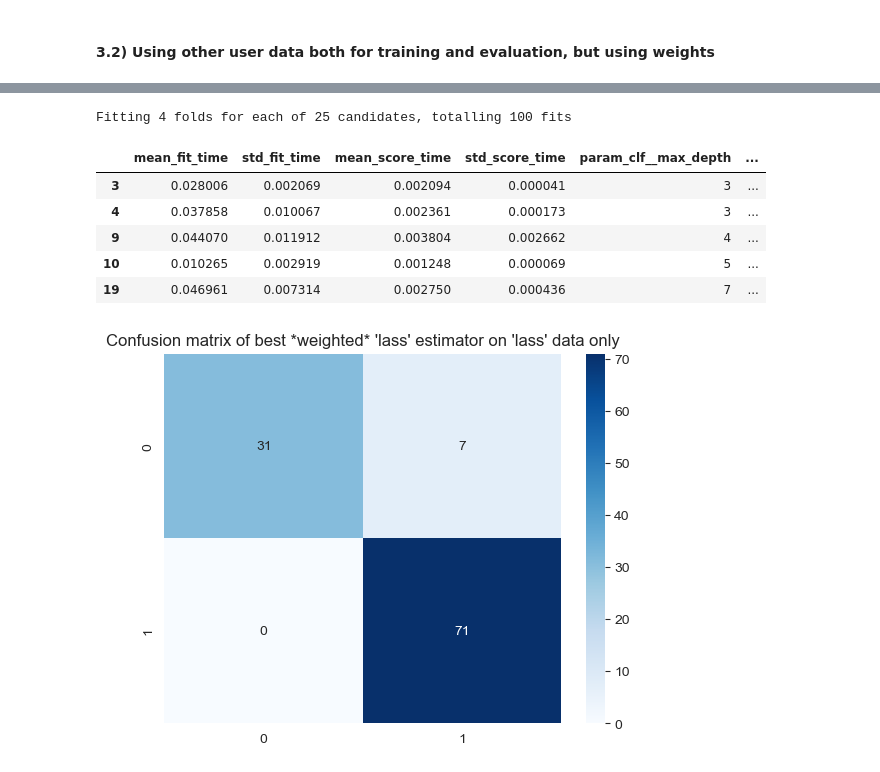
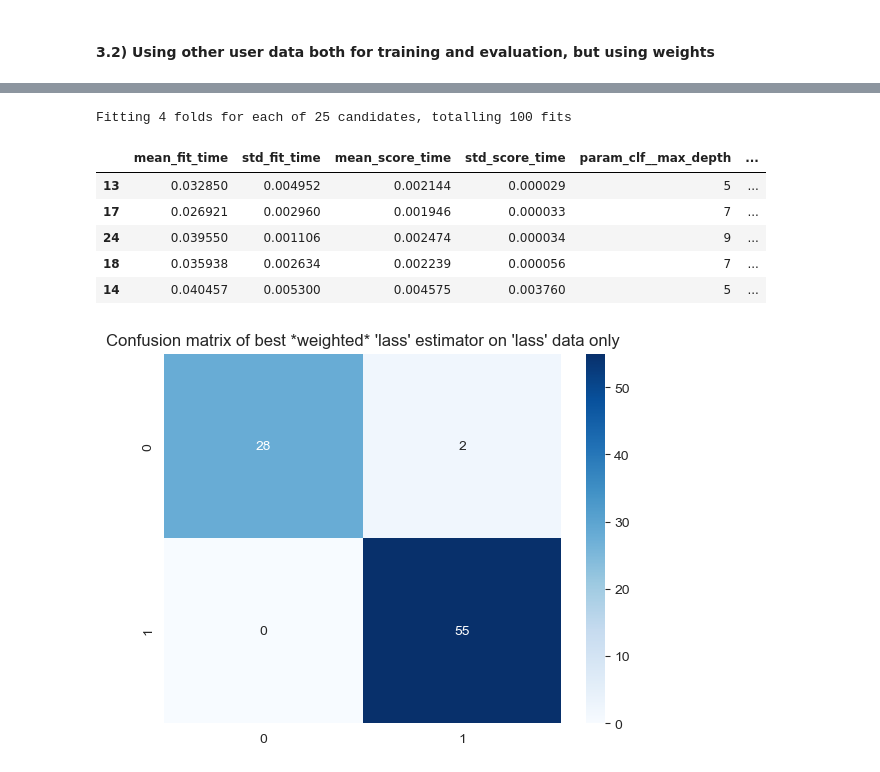
Before and after one commit to lasse-meixner/UpStraight_analytics, a Jupyter notebook: notebooks/app_data_eda.ipynb, the cells around one changed output, grey strips where cells are left out. Saved outputs shown, nothing was run; the diff lists cells and outputs as text; code cells hidden in the pictures.

```diff
--- a/notebooks/app_data_eda.ipynb
+++ b/notebooks/app_data_eda.ipynb
@@ -337,8 +348,8 @@ In the cross-validation, we use the same approach, making use of a custom splitt
 Since most of the training data does not vary across splits, we expect less variance.
 # %%
 # get a split
-y = X_prep["posture"]
-X = X_prep.drop("posture",axis=1)
+y = prep["posture"]
+X = prep.drop("posture",axis=1)
 splits = get_n_splits(X,y, source="lass", n_splits=5, random_state=42,test_size=0.3)
 # %%
 some_split = next(splits)
@@ -352,8 +363,8 @@ print(some_split[1])
 from UpStraight_Train import get_n_splits
 
 #TODO: Fix thix index error. the splitter seems to behave correctly, unclear where this is coming from...
-y = X_prep["posture"]
-X = X_prep.drop("posture",axis=1)
+y = prep["posture"]
+X = prep.drop("posture",axis=1)
 # pass data into generator
 custom_cv_splits = get_n_splits(X,y, source="lass",n_splits=4,test_size=0.3)
 clf = RandomForestClassifier(random_state=42)
@@ -370,7 +384,7 @@ from UpStraight_Train import get_training_weights
 # %%
-def cv_train_user(X_prep, source, target_weight=0.7,test_size=0.15):
-    y = X_prep["posture"]
-    X = X_prep.drop("posture",axis=1)
+def cv_train_user(prep, source, target_weight=0.7,test_size=0.15):
+    y = prep["posture"]
+    X = prep.drop("posture",axis=1)
     # map source to 1 if from source else 0
     X["source"] = X["source"].map(lambda x: 1 if x==source else 0)
     # Grid settings
@@ -407,22 +435,22 @@ plt.show()
 # %%
-r_lass = cv_train_user(X_prep,"lass",target_weight=0.7,test_size=0.1)
+r_lass = cv_train_user(prep,"lass",target_weight=0.7,test_size=0.2)
 pd.DataFrame(r_lass.cv_results_).sort_values("mean_test_score",ascending=False).head()
 # %% [output]
 Fitting 4 folds for each of 25 candidates, totalling 100 fits
 |  | mean_fit_time | std_fit_time | mean_score_time | std_score_time | param_clf__max_depth | ... |
-| 3 | 0.028006 | 0.002069 | 0.002094 | 0.000041 | 3 | ... |
-| 4 | 0.037858 | 0.010067 | 0.002361 | 0.000173 | 3 | ... |
-| 9 | 0.044070 | 0.011912 | 0.003804 | 0.002662 | 4 | ... |
-| 10 | 0.010265 | 0.002919 | 0.001248 | 0.000069 | 5 | ... |
-| 19 | 0.046961 | 0.007314 | 0.002750 | 0.000436 | 7 | ... |
+| 13 | 0.032850 | 0.004952 | 0.002144 | 0.000029 | 5 | ... |
+| 17 | 0.026921 | 0.002960 | 0.001946 | 0.000033 | 7 | ... |
+| 24 | 0.039550 | 0.001106 | 0.002474 | 0.000034 | 9 | ... |
+| 18 | 0.035938 | 0.002634 | 0.002239 | 0.000056 | 7 | ... |
+| 14 | 0.040457 | 0.005300 | 0.004575 | 0.003760 | 5 | ... |
 # %%
 best_lass_weighted = r_lass.best_estimator_
 # %%
 # plot confusion matrix for best weighted lass estimator on lass data only:
-X_lass,y_lass = get_user_data(X_prep,source="lass")
+X_lass,y_lass = get_user_data(prep,source="lass")
 y_lass_pred = best_lass_weighted.predict(X_lass)
 sns.heatmap(confusion_matrix(y_lass,y_lass_pred),annot=True,fmt="d",cmap="Blues")
 plt.title("Confusion matrix of best *weighted* 'lass' estimator on 'lass' data only")
 plt.show()
 # %% [output]
-[figure, old version]
+[figure, new version]
```
Also changed, not shown: parts of 27 cells of this notebook.
